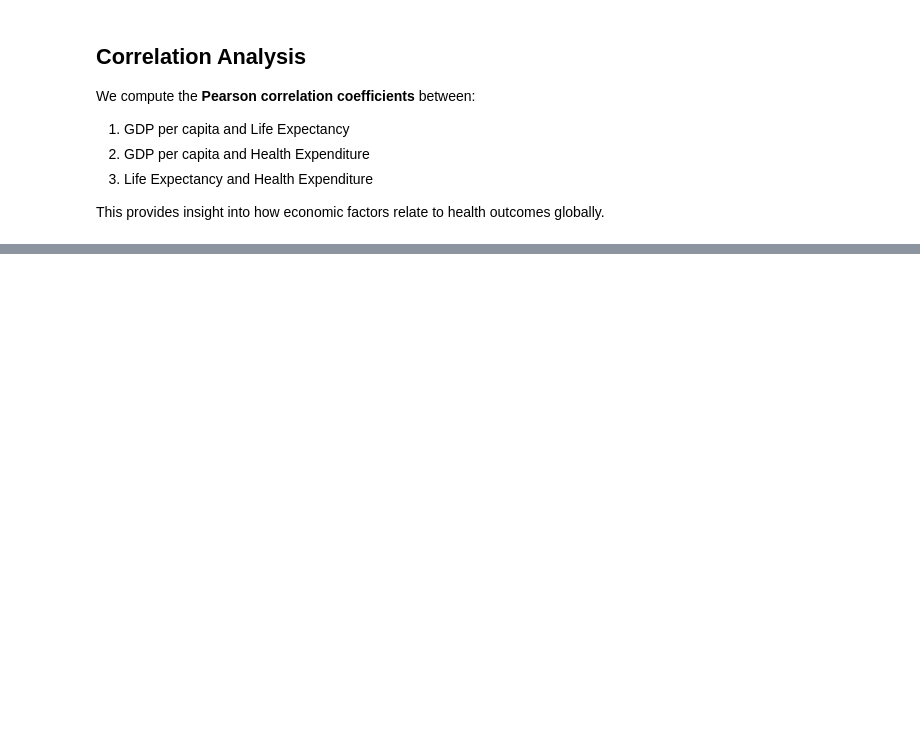
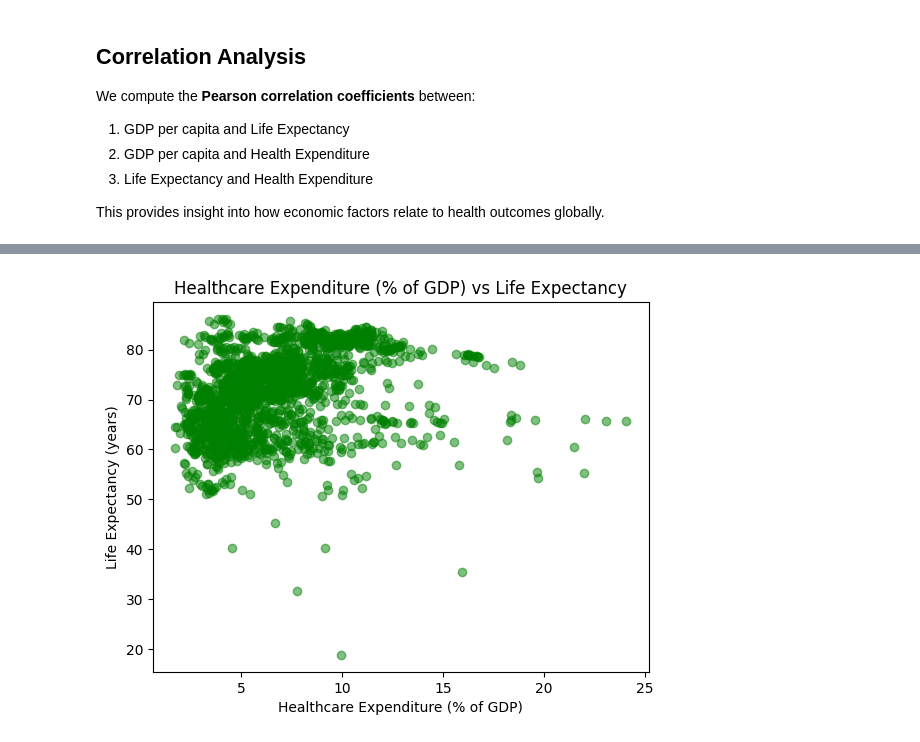
Before and after one commit to bracagliagiulia/wealth-of-nations-analysis, a Jupyter notebook: notebook/explore_healthcare_vs_economy.ipynb, the cells around one changed output, grey strips where cells are left out. Saved outputs shown, nothing was run; the diff lists cells and outputs as text; code cells hidden in the pictures; blank space fills up the shorter version.

```diff
--- a/notebook/explore_healthcare_vs_economy.ipynb
+++ b/notebook/explore_healthcare_vs_economy.ipynb
@@ -238,3 +246,22 @@ We compute the **Pearson correlation coefficients** between:
 3. Life Expectancy and Health Expenditure
 
 This provides insight into how economic factors relate to health outcomes globally.
+# %%
+# Extract Healthcare Expenditure vs Life Expectancy
+
+# Create empty lists for healthcare spending and life expectancy
+health_exp = []
+life_expectancy_values = []
+
+# Loop through data, skip rows with missing or invalid values
+for row in data:
+    try:
+        exp = float(row[3])            # health_exp_gdp column
+        life = float(row[4])           # life_expectancy column
+        health_exp.append(exp)
+        life_expectancy_values.append(life)
+    except:
+        pass
+
+# Check that both lists have the same length
+print("Number of valid entries:", len(health_exp), len(life_expectancy_values))
@@ -240,0 +276,10 @@ This provides insight into how economic factors relate to health outcomes global
+# %%
+# Scatter plot of Healthcare Expenditure vs Life Expectancy
+
+plt.scatter(health_exp, life_expectancy_values, alpha=0.5, color='green')
+plt.title("Healthcare Expenditure (% of GDP) vs Life Expectancy")
+plt.xlabel("Healthcare Expenditure (% of GDP)")
+plt.ylabel("Life Expectancy (years)")
+plt.show()
+# %% [output]
+[figure, added]
```
Also changed, not shown: parts of 6 cells of this notebook.
